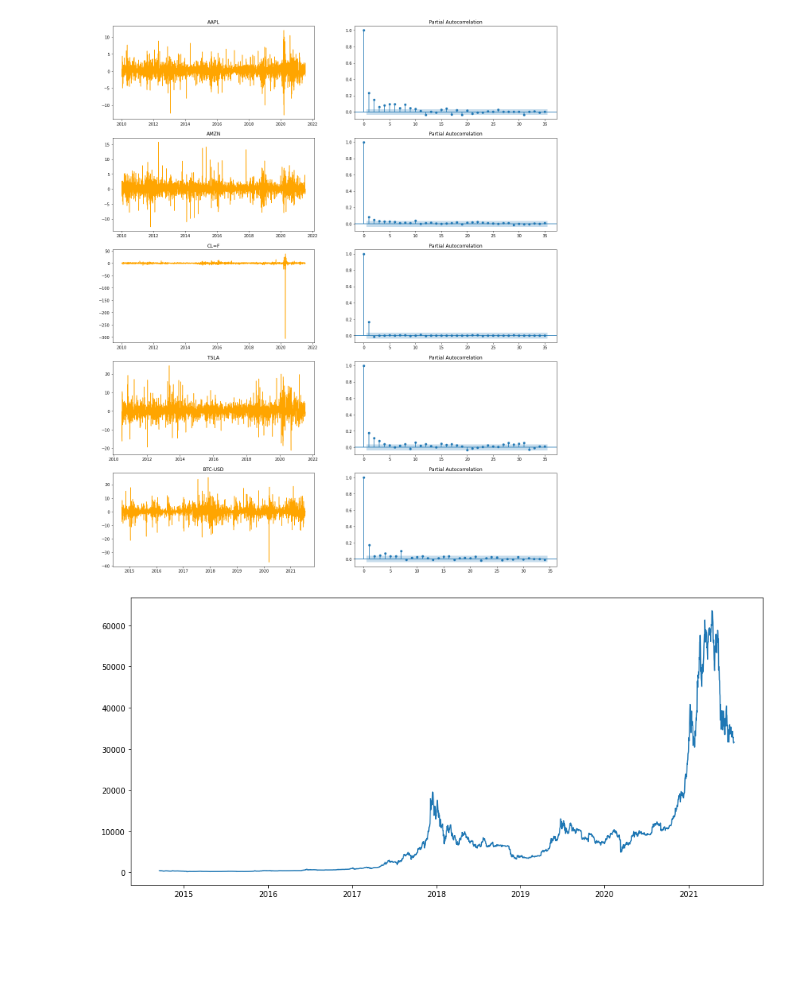
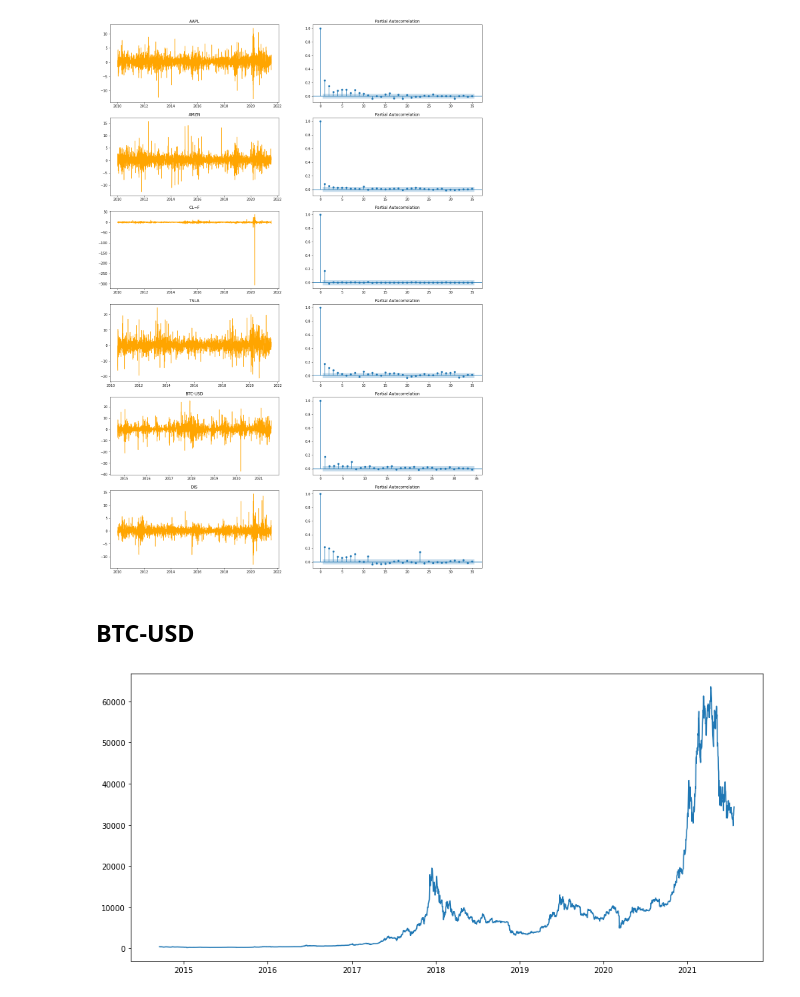
Before and after one commit to chibui191/bitcoin_volatility_forecasting, a Jupyter notebook: Notebooks/Exploratory/test.ipynb, the cells around one changed output. Cells and saved outputs as stored; diff of their text form; code cells hidden in the pictures; blank space fills up the shorter version.

```diff
--- a/Notebooks/Exploratory/test.ipynb
+++ b/Notebooks/Exploratory/test.ipynb
@@ -98,22 +17,24 @@ from datetime import datetime, date
 # %%
-tickers = ['aapl', 'amzn', 'cl=f', 'tsla', 'btc-usd']
+tickers = ['aapl', 'amzn', 'cl=f', 'tsla', 'btc-usd', 'dis']
 
 start = datetime(2010, 1, 1)
 end = datetime.today()
 # %%
-fig, axes = plt.subplots(nrows=5, ncols=2, figsize=(20,25))
+fig, axes = plt.subplots(nrows=len(tickers), ncols=2, figsize=(20,len(tickers)*5))
 
 for i, ticker in enumerate(tickers):
     tckr = yf.Ticker(ticker)
     historical = tckr.history(start=start,
                               end=end,
                               interval="1d")
 
     returns = 100 * historical.Close.pct_change().dropna()
     axes[i][0].plot(returns, color='orange')
     axes[i][0].set_title(ticker.upper())
     plot_pacf(returns**2, ax=axes[i][1])
 
 plt.show();
 # %% [output]
-[figure, old version]
+[figure, new version]
+# %% [markdown]
+## BTC-USD
```
Also changed, not shown: parts of 47 cells of this notebook.
